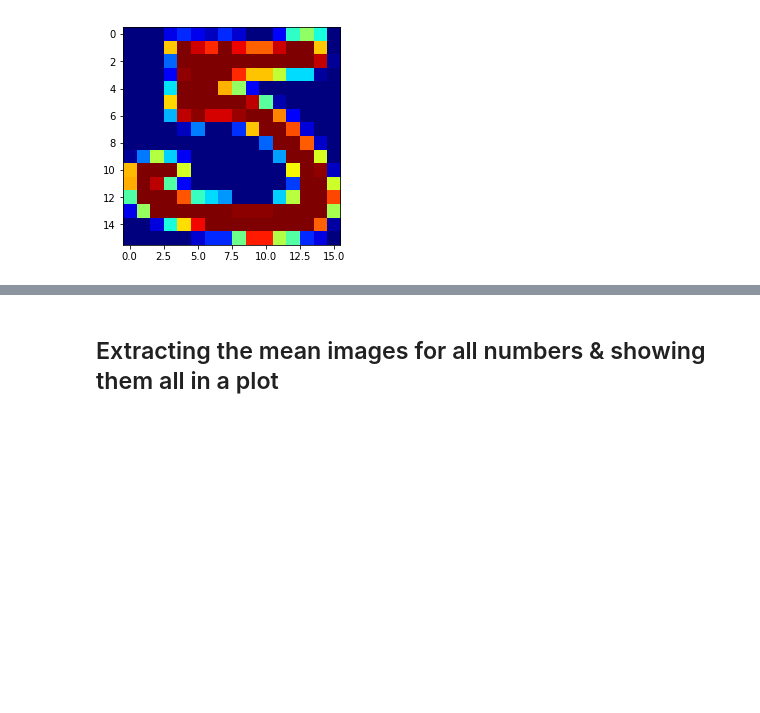
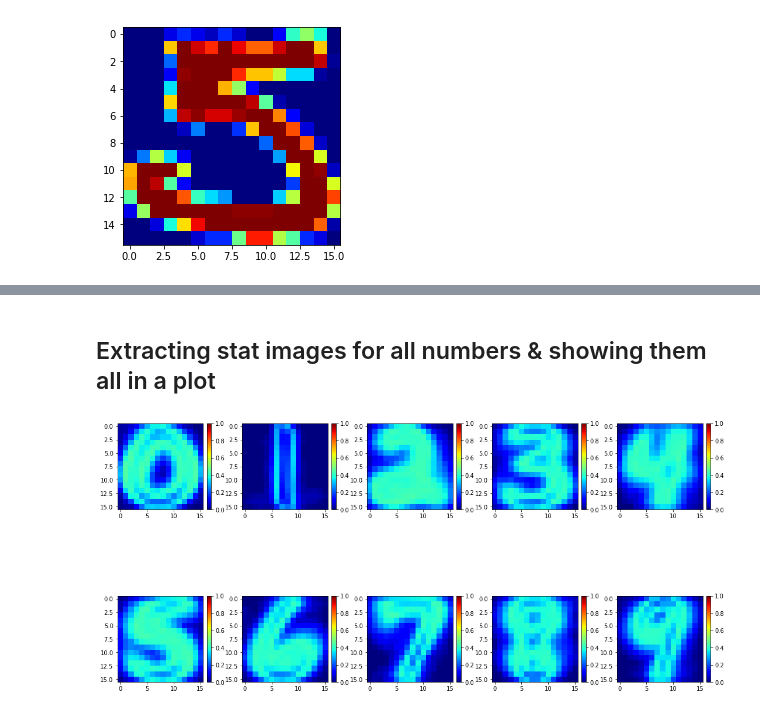
Before and after one commit to r9d9/descript_analysis, a Jupyter notebook: Descriptives_Digits.ipynb, the cells around one changed output, grey strips where cells are left out. Drawn from its saved outputs; the diff is of its cells as text; code cells hidden in the pictures; blank space fills up the shorter version.

```diff
--- a/Descriptives_Digits.ipynb
+++ b/Descriptives_Digits.ipynb
@@ -36,2 +103,11 @@ plt.show
 # %% [markdown]
-## Extracting the mean images for all numbers & showing them all in a plot
+## Extracting stat images for all numbers & showing them all in a plot
+# %%
+fig=plt.figure(figsize=(15, 15))
+columns = 5
+rows = 2
+for i in range(0, columns*rows):
+    fig.add_subplot(rows, columns, i+1)
+    print_digit(norm_data,i,"sd") # possible values for stat: "mean", "sd", "max", "min"
+# %% [output]
+[figure, added]
```
Also changed, not shown: parts of 20 cells of this notebook, 6 other files.
